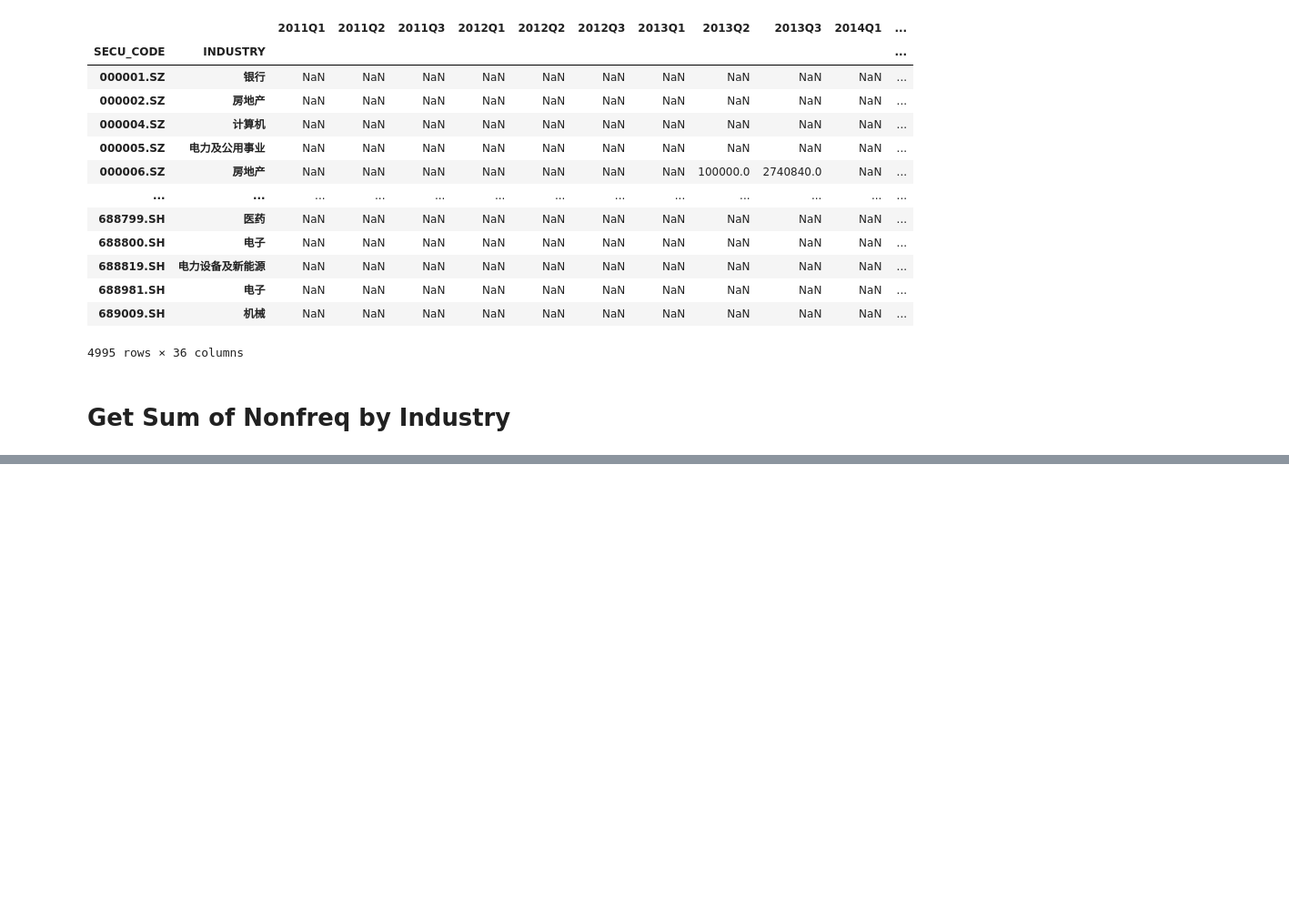
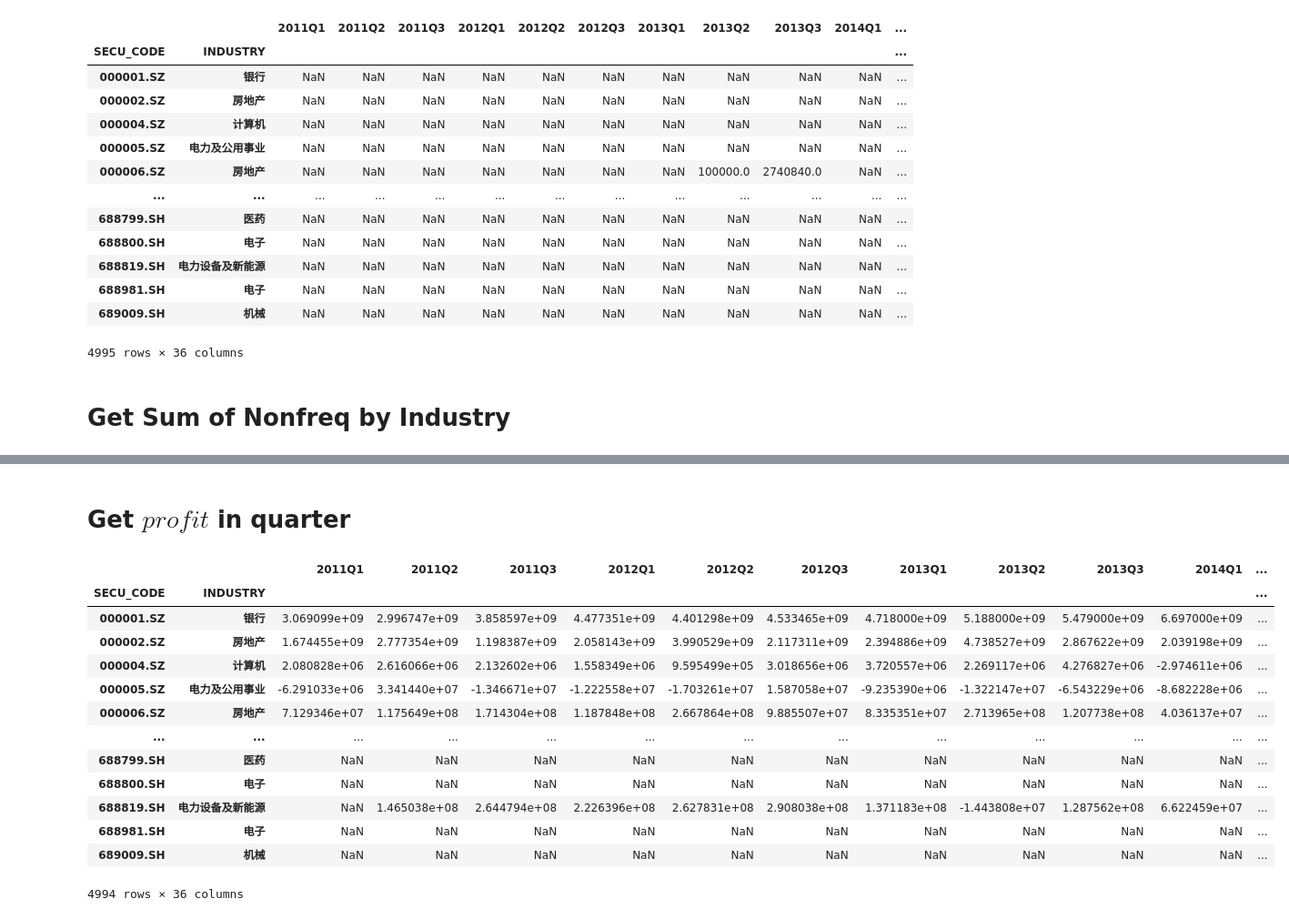
Before and after one commit to jasongangquanzhang/Government_Subsidy_Factor, a Jupyter notebook: nonfreq_sub_data_clean.ipynb, the cells around one changed output, grey strips where cells are left out. Shown: that part at 91% size. Drawn from its saved outputs; the diff is of its cells as text; code cells hidden in the pictures; blank space fills up the shorter version.

```diff
--- a/nonfreq_sub_data_clean.ipynb
+++ b/nonfreq_sub_data_clean.ipynb
@@ -13,18 +13,22 @@ from dateutil.relativedelta import *
 # %% [markdown]
 # Import Data
 # %%
-nonfreq_uri = "/Users/zhanggangquan/Desktop/gov_subsidy_factors/data/non-frequent_gov_sub.xlsx"
+nonfreq_uri = "data/non-frequent_gov_sub.xlsx"
 df_nonfreq = pd.read_excel(nonfreq_uri)
-profit_uri = "/Users/zhanggangquan/Desktop/gov_subsidy_factors/data/profit.xlsx"
+profit_uri = "data/profit.xlsx"
 df_profit = pd.read_excel(profit_uri)
-df_nonfreq = df_nonfreq.drop("证券名称",axis=1)
-df_profit = df_profit.drop("证券名称",axis=1)
+df_nonfreq = df_nonfreq.drop("证券名称", axis=1)
+df_profit = df_profit.drop("证券名称", axis=1)
 df_nonfreq = df_nonfreq.rename(columns={"CITICS_INDUSTRY": "INDUSTRY"})
 df_profit = df_profit.rename(columns={"CITICS_INDUSTRY": "INDUSTRY"})
-df_nonfreq = df_nonfreq.dropna(axis = 0, subset = "INDUSTRY")
-df_profit = df_profit.dropna(axis = 0, subset="INDUSTRY")
-df_nonfreq = df_nonfreq.drop(df_nonfreq.iloc[:,2:].filter(like = "Y",axis = 1).columns, axis =1) # exclude annual statement
-df_profit = df_profit.drop(df_profit.iloc[:,2:].filter(like = "Y",axis = 1).columns, axis =1 ) # exclude annual statement
+df_nonfreq = df_nonfreq.dropna(axis=0, subset="INDUSTRY")
+df_profit = df_profit.dropna(axis=0, subset="INDUSTRY")
+df_nonfreq = df_nonfreq.drop(
+    df_nonfreq.iloc[:, 2:].filter(like="Y", axis=1).columns, axis=1
+)  # exclude annual statement
+df_profit = df_profit.drop(
+    df_profit.iloc[:, 2:].filter(like="Y", axis=1).columns, axis=1
+)  # exclude annual statement
 df_profit
 # %% [output]
 |  | SECU_CODE | INDUSTRY | 2011Q1 | 2011Q2 | 2011Q3 | 2012Q1 | 2012Q2 | 2012Q3 | 2013Q1 | 2013Q2 | ... | ... |
@@ -82,0 +171,21 @@ df_nonfreq
+# %% [markdown]
+# Get $profit$ in quarter
+# %%
+df = df_profit.set_index(["SECU_CODE", "INDUSTRY"])
+df_profit = gf.get_quarter(df)
+df_profit
+# %% [output]
+|  |  | 2011Q1 | 2011Q2 | 2011Q3 | 2012Q1 | 2012Q2 | 2012Q3 | 2013Q1 | 2013Q2 | 2013Q3 | 2014Q1 | ... |
+| SECU_CODE | INDUSTRY |  |  |  |  |  |  |  |  |  |  | ... |
+| 000001.SZ | 银行 | 3.069099e+09 | 2.996747e+09 | 3.858597e+09 | 4.477351e+09 | 4.401298e+09 | 4.533465e+09 | 4.718000e+09 | 5.188000e+09 | 5.479000e+09 | 6.697000e+09 | ... |
+| 000002.SZ | 房地产 | 1.674455e+09 | 2.777354e+09 | 1.198387e+09 | 2.058143e+09 | 3.990529e+09 | 2.117311e+09 | 2.394886e+09 | 4.738527e+09 | 2.867622e+09 | 2.039198e+09 | ... |
+| 000004.SZ | 计算机 | 2.080828e+06 | 2.616066e+06 | 2.132602e+06 | 1.558349e+06 | 9.595499e+05 | 3.018656e+06 | 3.720557e+06 | 2.269117e+06 | 4.276827e+06 | -2.974611e+06 | ... |
+| 000005.SZ | 电力及公用事业 | -6.291033e+06 | 3.341440e+07 | -1.346671e+07 | -1.222558e+07 | -1.703261e+07 | 1.587058e+07 | -9.235390e+06 | -1.322147e+07 | -6.543229e+06 | -8.682228e+06 | ... |
+| 000006.SZ | 房地产 | 7.129346e+07 | 1.175649e+08 | 1.714304e+08 | 1.187848e+08 | 2.667864e+08 | 9.885507e+07 | 8.335351e+07 | 2.713965e+08 | 1.207738e+08 | 4.036137e+07 | ... |
+| ... | ... | ... | ... | ... | ... | ... | ... | ... | ... | ... | ... | ... |
+| 688799.SH | 医药 | NaN | NaN | NaN | NaN | NaN | NaN | NaN | NaN | NaN | NaN | ... |
+| 688800.SH | 电子 | NaN | NaN | NaN | NaN | NaN | NaN | NaN | NaN | NaN | NaN | ... |
+| 688819.SH | 电力设备及新能源 | NaN | 1.465038e+08 | 2.644794e+08 | 2.226396e+08 | 2.627831e+08 | 2.908038e+08 | 1.371183e+08 | -1.443808e+07 | 1.287562e+08 | 6.622459e+07 | ... |
+| 688981.SH | 电子 | NaN | NaN | NaN | NaN | NaN | NaN | NaN | NaN | NaN | NaN | ... |
+| 689009.SH | 机械 | NaN | NaN | NaN | NaN | NaN | NaN | NaN | NaN | NaN | NaN | ... |
+4994 rows × 36 columns
```
Also changed, not shown: parts of 14 cells of this notebook, 2 other files.
